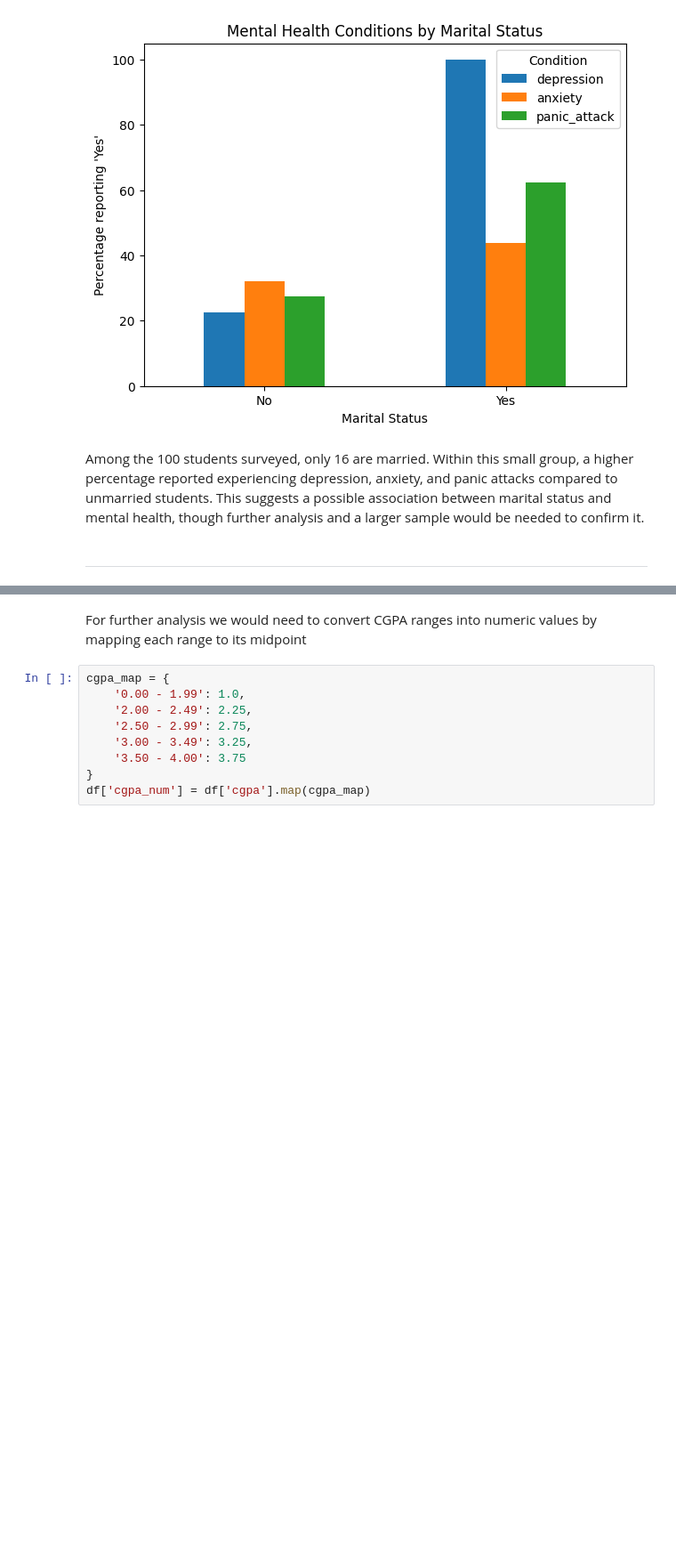
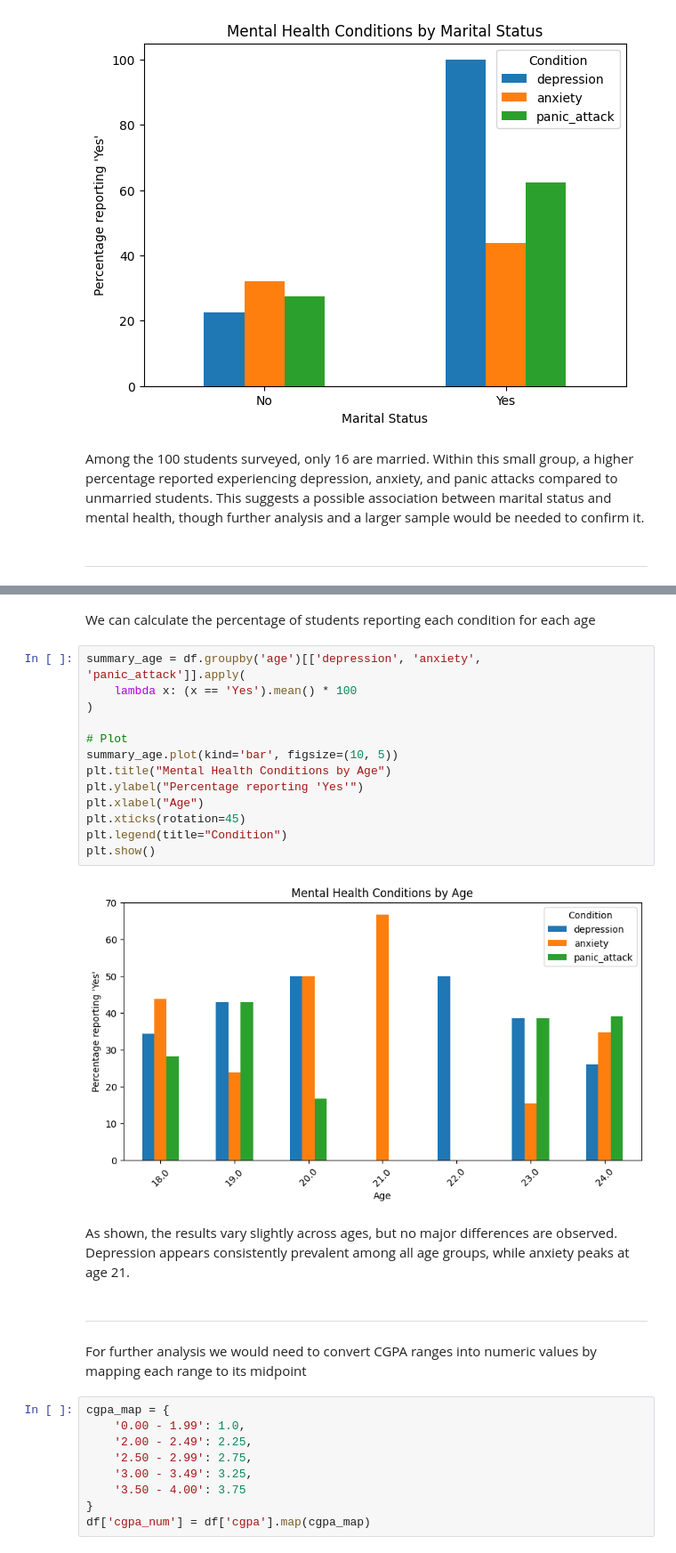
Before and after one commit to anastasiiaparfeniuk/StudentMentalHealth, a Jupyter notebook: data_analysis.ipynb, the cells around one changed output, grey strips where cells are left out. Shown at 89% size. Saved outputs shown, nothing was run; the diff lists cells and outputs as text; blank space fills up the shorter version.

```diff
--- a/data_analysis.ipynb
+++ b/data_analysis.ipynb
@@ -69,3 +85,24 @@ Among the 100 students surveyed, only 16 are married. Within this small group, a
+# %% [markdown]
+We can calculate the percentage of students reporting each condition for each age
+# %%
+summary_age = df.groupby('age')[['depression', 'anxiety', 'panic_attack']].apply(
+    lambda x: (x == 'Yes').mean() * 100
+)
+
+# Plot
+summary_age.plot(kind='bar', figsize=(10, 5))
+plt.title("Mental Health Conditions by Age")
+plt.ylabel("Percentage reporting 'Yes'")
+plt.xlabel("Age")
+plt.xticks(rotation=45)
+plt.legend(title="Condition")
+plt.show()
+# %% [output]
+[figure, added]
+# %% [markdown]
+As shown, the results vary slightly across ages, but no major differences are observed. Depression appears consistently prevalent among all age groups, while anxiety peaks at age 21.
+# %% [markdown]
+***
 # %% [markdown]
 For further analysis we would need to convert CGPA ranges into numeric values by mapping each range to its midpoint
 # %%
```
Also changed, not shown: parts of 6 cells of this notebook.
